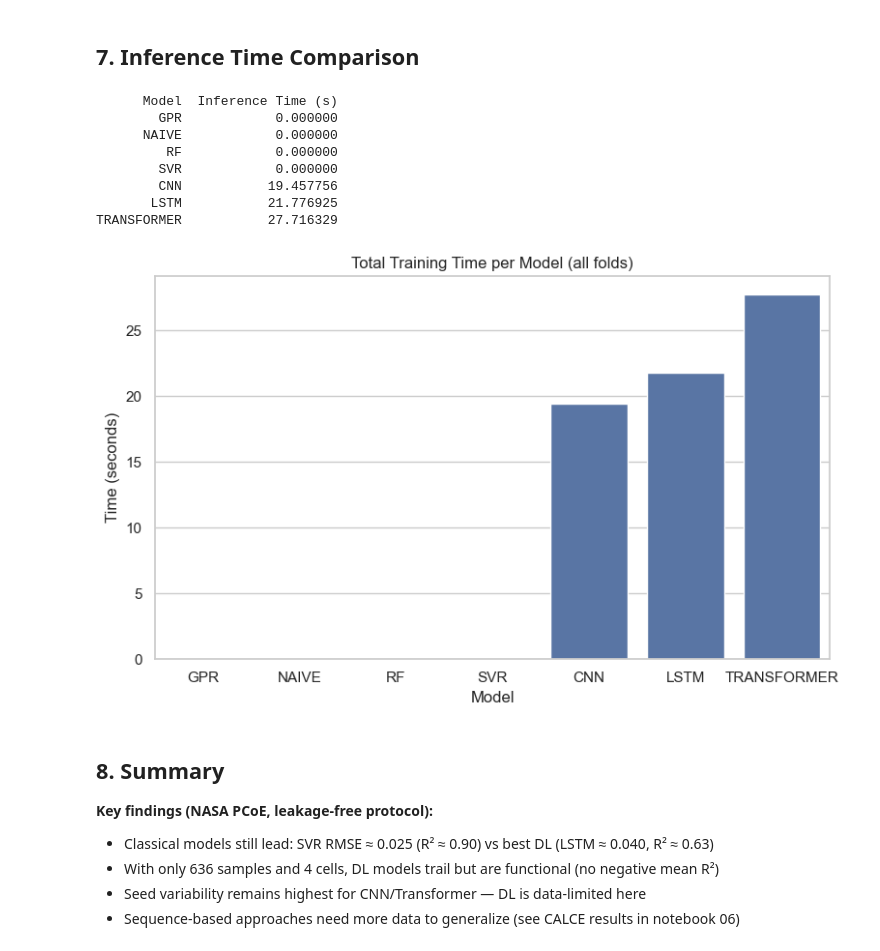
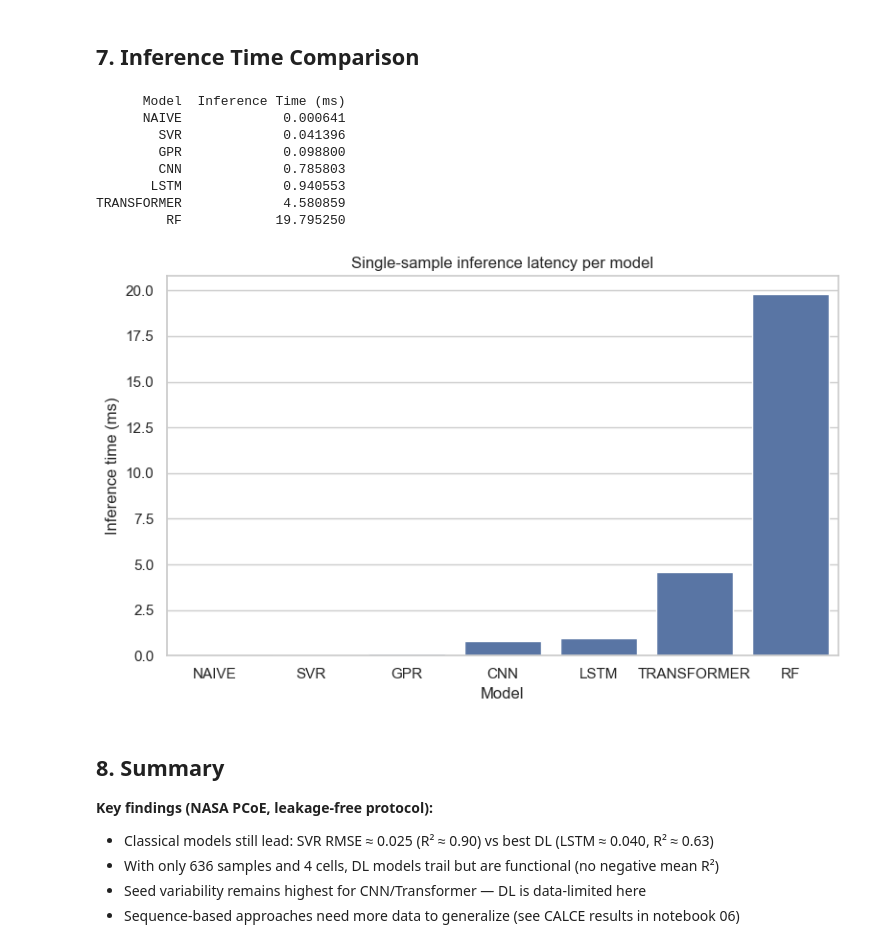
Before and after one commit to mal0101/soh_estimation, a Jupyter notebook: notebooks/05_dl_training_analysis.ipynb, the cells around one changed output. Cells and saved outputs as stored; diff of their text form; code cells hidden in the pictures.

```diff
--- a/notebooks/05_dl_training_analysis.ipynb
+++ b/notebooks/05_dl_training_analysis.ipynb
@@ -49,5 +49,7 @@ all_results = {**classical_results, **dl_results}
 dl_models = ["lstm", "cnn", "transformer"]
 print("Models:", list(all_results.keys()))
 for name, m in all_results.items():
+    if not isinstance(m, dict) or "rmse_mean" not in m:
+        continue
     print(f"  {name.upper():>12s}: RMSE={m['rmse_mean']:.6f} +/- {m['rmse_std']:.6f}, R2={m['r2_mean']:.4f}")
 # %% [output]
@@ -172,6 +174,8 @@ transformer     3   0.066966  0.034052        3
 # %%
 summary_rows = []
 for name, m in all_results.items():
+    if not isinstance(m, dict) or "rmse_mean" not in m:
+        continue
     category = "DL" if name in dl_models else "Classical"
     summary_rows.append({
         "Model": name.upper(),
@@ -223,30 +236,32 @@ Found 0 DL checkpoints
 # %%
 time_rows = []
 for name, m in all_results.items():
+    if not isinstance(m, dict) or "rmse_mean" not in m:
+        continue
     time_rows.append({
         "Model": name.upper(),
         "Inference Time (ms)": m.get("inference_time_ms_mean", np.nan),
     })
 
 time_df = pd.DataFrame(time_rows).sort_values("Inference Time (ms)")
 print(time_df.to_string(index=False))
 
 fig, ax = plt.subplots(figsize=(8, 5))
-sns.barplot(data=time_df, x="Model", y="Inference Time (s)", ax=ax)
-ax.set_title("Total Training Time per Model (all folds)")
-ax.set_ylabel("Time (seconds)")
+sns.barplot(data=time_df, x="Model", y="Inference Time (ms)", ax=ax)
+ax.set_title("Single-sample inference latency per model")
+ax.set_ylabel("Inference time (ms)")
 plt.tight_layout()
 plt.show()
 # %% [output]
-      Model  Inference Time (s)
-        GPR            0.000000
-      NAIVE            0.000000
-         RF            0.000000
-        SVR            0.000000
-        CNN           19.457756
-       LSTM           21.776925
-TRANSFORMER           27.716329
+      Model  Inference Time (ms)
+      NAIVE             0.000641
+        SVR             0.041396
+        GPR             0.098800
+        CNN             0.785803
+       LSTM             0.940553
+TRANSFORMER             4.580859
+         RF            19.795250
-[figure, old version]
+[figure, new version]
 # %% [markdown]
 ## 8. Summary
 
```
Also changed, not shown: parts of 6 cells of this notebook, 17 other files.
